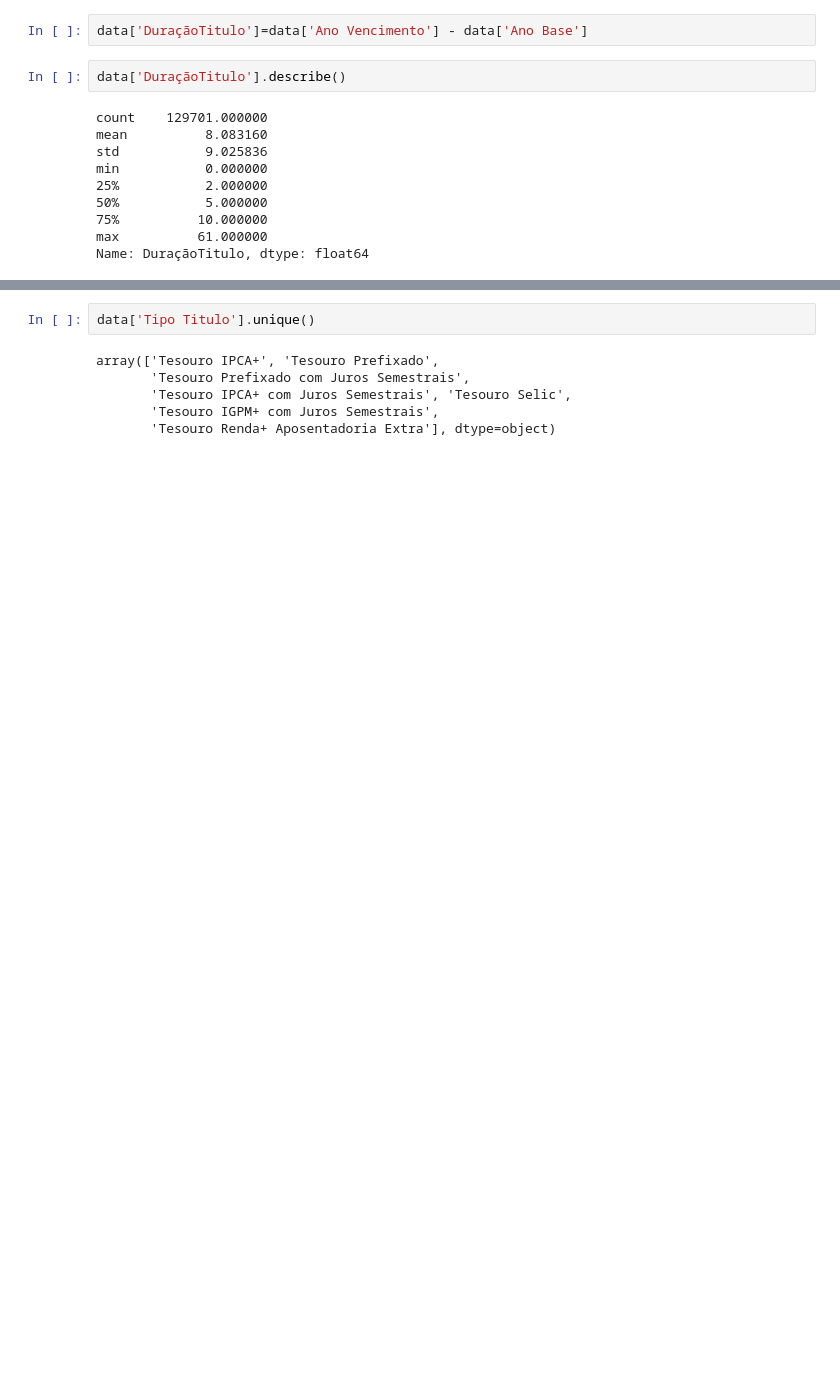
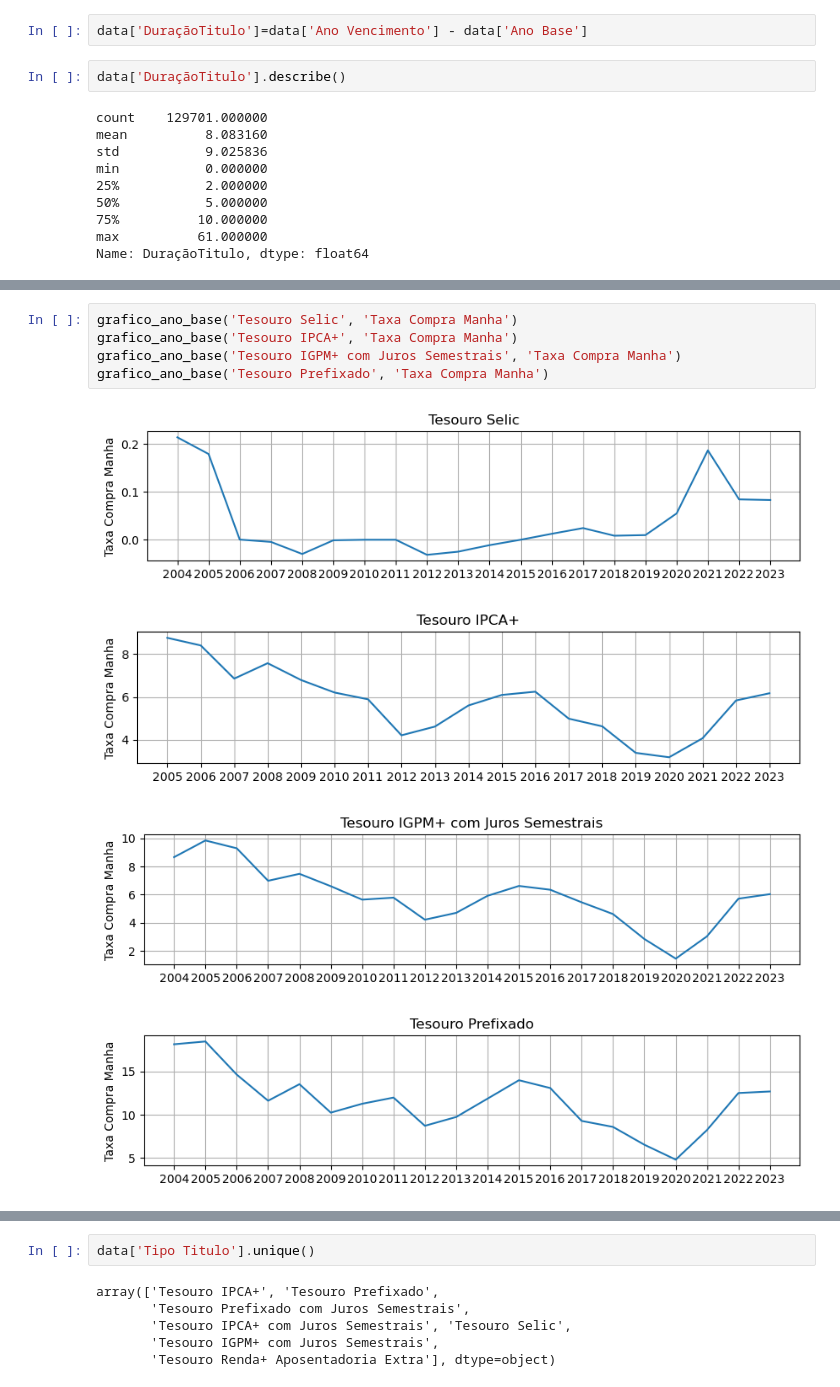
Before and after one commit to MatheusLopesA95/OpenDataGov, a Jupyter notebook: AnaliseExploratoria.ipynb, the cells around one changed output, grey strips where cells are left out. Cells and saved outputs as stored; diff of their text form; blank space fills up the shorter version.

```diff
--- a/AnaliseExploratoria.ipynb
+++ b/AnaliseExploratoria.ipynb
@@ -154,0 +204,10 @@ def grafico(Titulo, eixo_y, eixo_x):
+# %%
+grafico_ano_base('Tesouro Selic', 'Taxa Compra Manha')
+grafico_ano_base('Tesouro IPCA+', 'Taxa Compra Manha')
+grafico_ano_base('Tesouro IGPM+ com Juros Semestrais', 'Taxa Compra Manha')
+grafico_ano_base('Tesouro Prefixado', 'Taxa Compra Manha')
+# %% [output]
+[figure, added]
+[figure, added]
+[figure, added]
+[figure, added]
```
Also changed, not shown: parts of 12 cells of this notebook.
